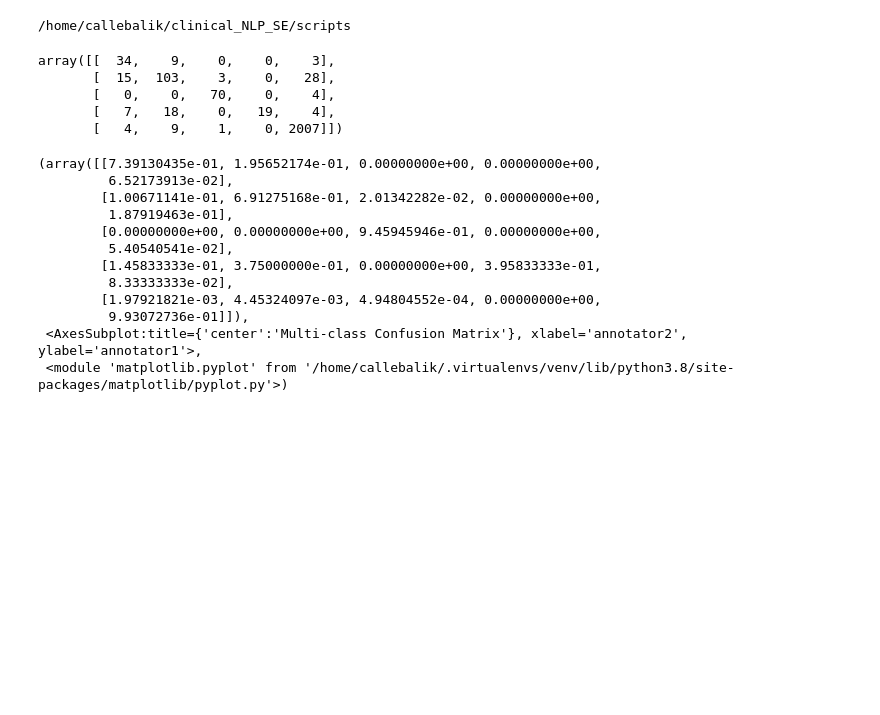
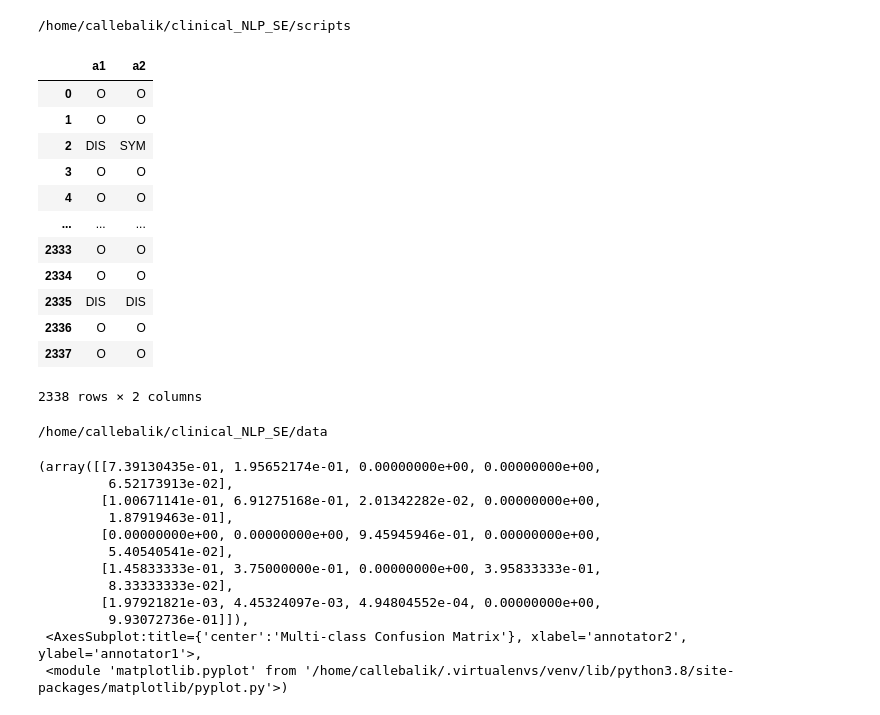
Before and after one commit to callebalik/clinical_NLP_SE, a Jupyter notebook: scripts/confusion_matrix_plot.ipynb, the cells around one changed output. Saved outputs shown, nothing was run; the diff lists cells and outputs as text; code cells hidden in the pictures; blank space fills up the shorter version.

```diff
--- a/scripts/confusion_matrix_plot.ipynb
+++ b/scripts/confusion_matrix_plot.ipynb
@@ -17,22 +17,36 @@ print(os.getcwd())
 /home/callebalik/clinical_NLP_SE/scripts
 # %%
 from pathlib import Path
+import pandas as pd
+
 from metrics.conll2003_utills import create_total_target_vector
 from metrics.confusion_matrix import generate_confusion_matrix
-
 
 a1 = create_total_target_vector(Path(f"{DATA}/interim/corpus/a1"))
 a2 = create_total_target_vector(Path(f"{DATA}/interim/corpus/a2"))
 
+dict = {"a1":a1, "a2":a2}
+df = pd.DataFrame(dict)
+
+
 classes = ["SYM","FND","NEG","DIS","O"]
 cm = generate_confusion_matrix(a1, a2, classes)
-cm
+
+df
 # %% [output]
+|  | a1 | a2 |
+| 0 | O | O |
+| 1 | O | O |
+| 2 | DIS | SYM |
+| 3 | O | O |
+| 4 | O | O |
+| ... | ... | ... |
+| 2333 | O | O |
+| 2334 | O | O |
+| 2335 | DIS | DIS |
+| 2336 | O | O |
+| 2337 | O | O |
-array([[  34,    9,    0,    0,    3],
-       [  15,  103,    3,    0,   28],
-       [   0,    0,   70,    0,    4],
-       [   7,   18,    0,   19,    4],
-       [   4,    9,    1,    0, 2007]])
+2338 rows × 2 columns
 # %%
 from pathlib import Path
 import spacy
@@ -40,7 +54,7 @@ import spacy
 from metrics.spacy_utills import create_total_prediction_vector
 from metrics.spacy_utills import create_prediction_vector
 
-corpus = Path(DATA / "raw/corpus/curation")
+corpus = Path(f"{DATA}/raw/corpus/curation")
 
 nlp = spacy.load("sv_pipeline")
 
@@ -52,6 +66,8 @@ for path in pathlist:
     create_prediction_vector()
 
 create_total_prediction_vector(nlp, docs)
+# %% [output]
+/home/callebalik/clinical_NLP_SE/data
 # %%
 def get_dataset_labels(annotation_set):
     return sorted(set(create_total_target_vector(annotation_set)))
```
Also changed, not shown: 4 other files.
